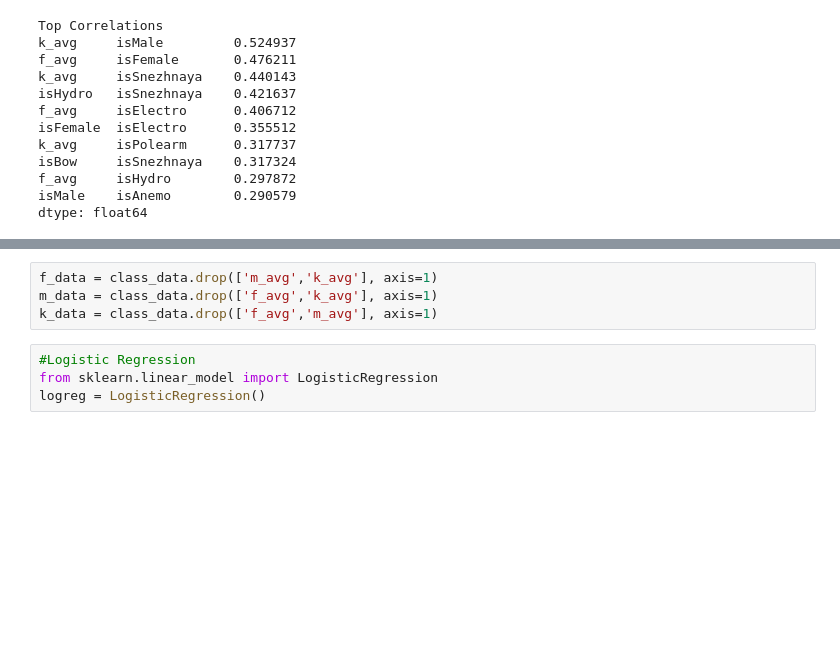
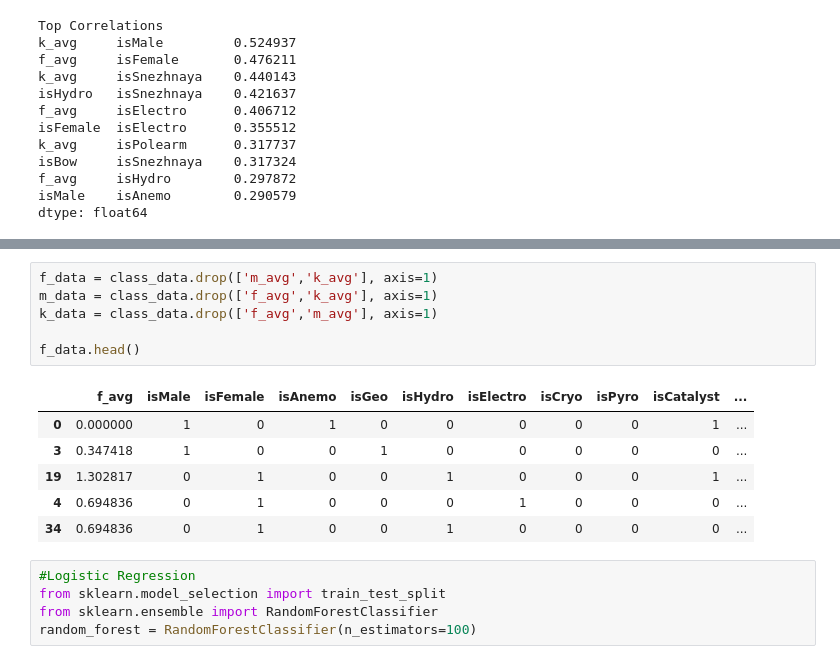
Before and after one commit to Warspiteful/InsaneGenshinProject, a Jupyter notebook: PythonAnalysis/DataAnalysis.ipynb, the cells around one changed output, grey strips where cells are left out. Saved outputs shown, nothing was run; the diff lists cells and outputs as text; blank space fills up the shorter version.

```diff
--- a/PythonAnalysis/DataAnalysis.ipynb
+++ b/PythonAnalysis/DataAnalysis.ipynb
@@ -1186,8 +1187,18 @@ au_corr['k_avg'].plot.bar()
 # %%
 f_data = class_data.drop(['m_avg','k_avg'], axis=1)
 m_data = class_data.drop(['f_avg','k_avg'], axis=1)
 k_data = class_data.drop(['f_avg','m_avg'], axis=1)
+
+f_data.head()
+# %% [output]
+|  | f_avg | isMale | isFemale | isAnemo | isGeo | isHydro | isElectro | isCryo | isPyro | isCatalyst | ... |
+| 0 | 0.000000 | 1 | 0 | 1 | 0 | 0 | 0 | 0 | 0 | 1 | ... |
+| 3 | 0.347418 | 1 | 0 | 0 | 1 | 0 | 0 | 0 | 0 | 0 | ... |
+| 19 | 1.302817 | 0 | 1 | 0 | 0 | 1 | 0 | 0 | 0 | 1 | ... |
+| 4 | 0.694836 | 0 | 1 | 0 | 0 | 0 | 1 | 0 | 0 | 0 | ... |
+| 34 | 0.694836 | 0 | 1 | 0 | 0 | 1 | 0 | 0 | 0 | 0 | ... |
-# %%
-#Logistic Regression
-from sklearn.linear_model import LogisticRegression
-logreg = LogisticRegression()
+# %%
+#Logistic Regression
+from sklearn.model_selection import train_test_split
+from sklearn.ensemble import RandomForestClassifier
+random_forest = RandomForestClassifier(n_estimators=100)
```
Also changed, not shown: parts of 27 cells of this notebook.
